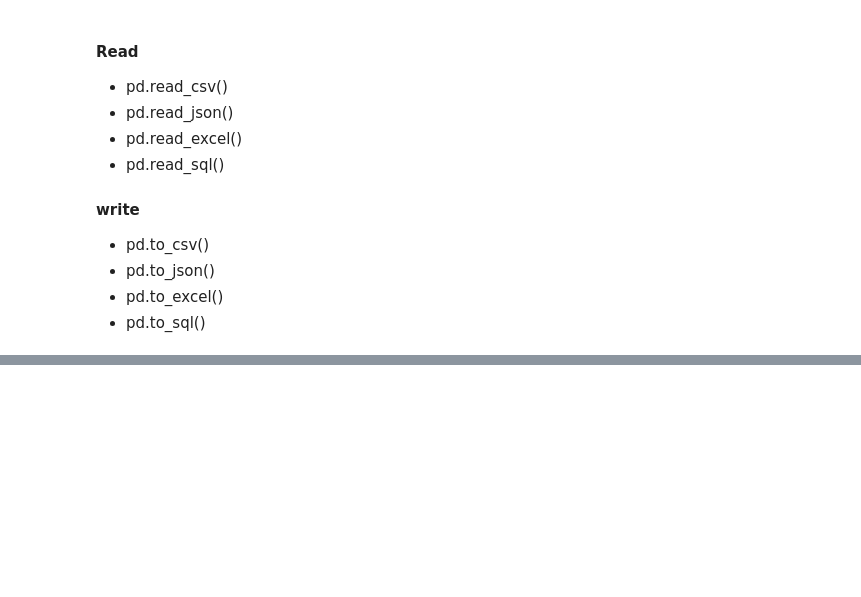
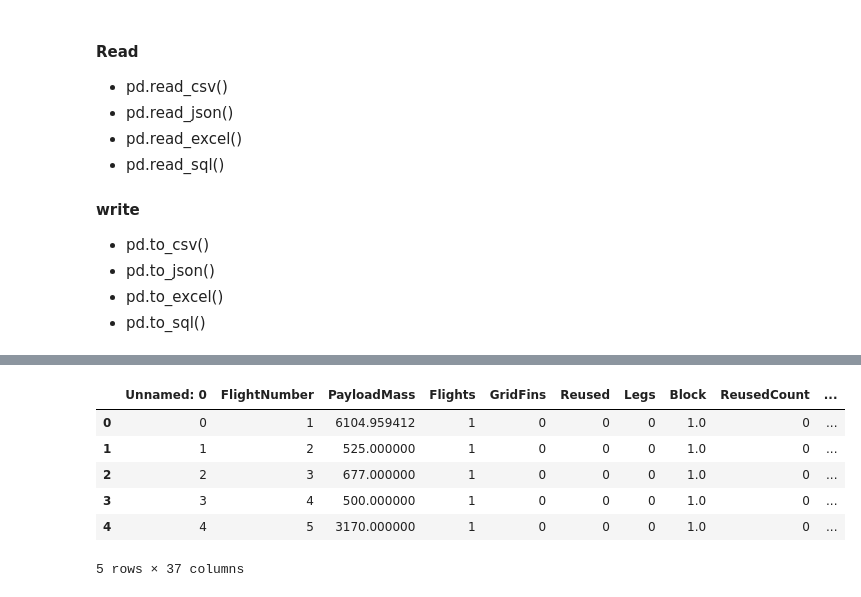
Before and after one commit to strumer69/Space_X-_rockets, a Jupyter notebook: space_x_falcon.ipynb, the cells around one changed output, grey strips where cells are left out. Cells and saved outputs as stored; diff of their text form; code cells hidden in the pictures; blank space fills up the shorter version.

```diff
--- a/space_x_falcon.ipynb
+++ b/space_x_falcon.ipynb
@@ -940,0 +949,12 @@ df.to_csv('preprocessed_dataset.csv')
+# %%
+# now first lets read the preprocessed Data Set
+df=pd.read_csv('preprocessed_dataset.csv')
+df.head()
+# %% [output]
+|  | Unnamed: 0 | FlightNumber | PayloadMass | Flights | GridFins | Reused | Legs | Block | ReusedCount | ... |
+| 0 | 0 | 1 | 6104.959412 | 1 | 0 | 0 | 0 | 1.0 | 0 | ... |
+| 1 | 1 | 2 | 525.000000 | 1 | 0 | 0 | 0 | 1.0 | 0 | ... |
+| 2 | 2 | 3 | 677.000000 | 1 | 0 | 0 | 0 | 1.0 | 0 | ... |
+| 3 | 3 | 4 | 500.000000 | 1 | 0 | 0 | 0 | 1.0 | 0 | ... |
+| 4 | 4 | 5 | 3170.000000 | 1 | 0 | 0 | 0 | 1.0 | 0 | ... |
+5 rows × 37 columns
```
Also changed, not shown: parts of 24 cells of this notebook, 1 other file.
